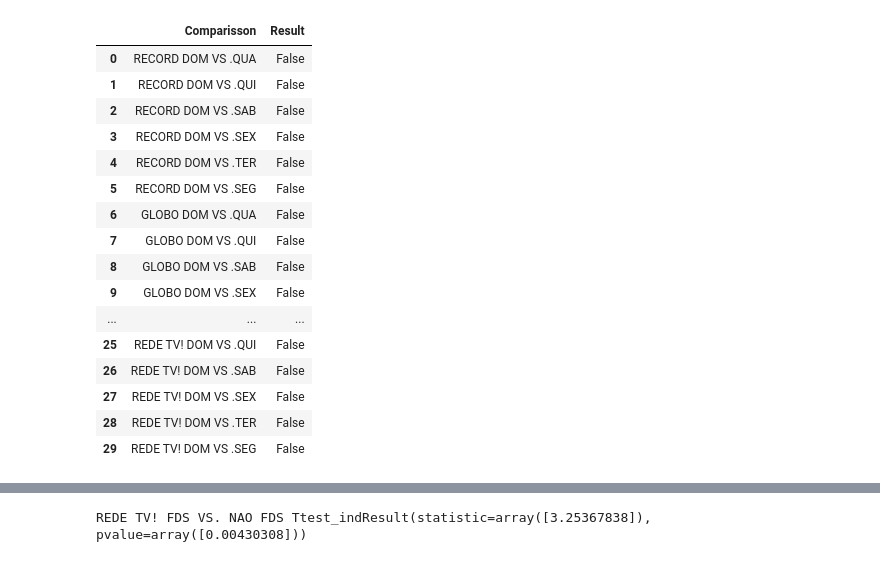
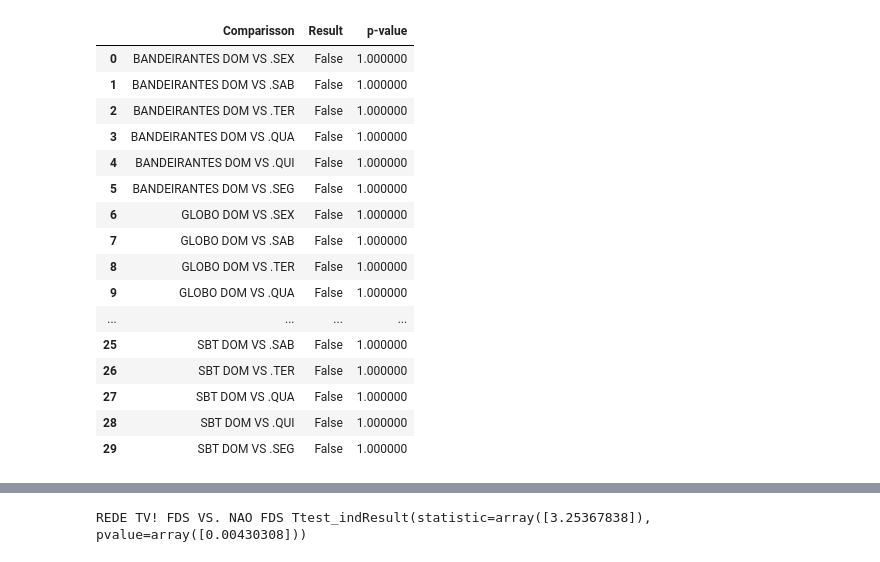
Before and after one commit to gustavozantut/trabalho_inferencia, a Jupyter notebook: Apresentacao_Inferencia_FMU.ipynb, the cells around one changed output, grey strips where cells are left out. Cells and saved outputs as stored; diff of their text form; code cells hidden in the pictures.

```diff
--- a/Apresentacao_Inferencia_FMU.ipynb
+++ b/Apresentacao_Inferencia_FMU.ipynb
@@ -116,50 +120,54 @@ REDE TV! DOM VS. TER Ttest_indResult(statistic=array([2.52750134]), pvalue=array
 REDE TV! DOM VS. SEG Ttest_indResult(statistic=array([2.61646612]), pvalue=array([0.03153715]))
 # %%
+#Aplicando a correcao de bonferroni
 #Algum dia da semana tem a média de preço do horário nobre menor que o domingo?
 p_values = []
 comparissons = []
 for j in set(programas["Emissora"]):
     for i in set(programas["DiaSemana"]):
         if not (i=="DOM"):
-            j+" DOM VS. "+i,
             p_value = stats.ttest_ind(
                 filtro_preco(
                     "DiaSemana",
                     "DOM",
                     programas.loc[(programas["Emissora"]==j)&(programas["Daypart"]=="Prime Time")]),
                 filtro_preco(
                     "DiaSemana",
                     i,
                     programas.loc[(programas["Emissora"]==j)&(programas["Daypart"]=="Prime Time")]),
                 equal_var = False, alternative="greater")[1]
             comparisson = [j+" DOM VS ."+i]
             comparissons.extend(comparisson)
             p_values.extend(p_value)
 #print(p_values)
 #print(comparissons)
+df_resp_mcm = pd.DataFrame([])
 df_resp_mcm ["Comparisson"] = comparissons
 df_resp_mcm["Result"] = sms.multitest.multipletests(p_values, alpha=0.05, method='bonferroni', is_sorted=False, returnsorted=False)[0]
+df_resp_mcm["p-value"] = sms.multitest.multipletests(p_values, alpha=0.05, method='bonferroni', is_sorted=False, returnsorted=False)[1]
 df_resp_mcm = pd.DataFrame(df_resp_mcm)
-df_resp_mcm.loc[df_resp_mcm["Result"]==0]
-#bonferroni
+#df_resp_mcm.loc[df_resp_mcm["Result"]==1]
+df_resp_mcm
+#aplicando a correção de bonferroni para os mesmo testes(onde a significancia é ponderada pela quantidade dos testes),
+#nao temos nenhum caso onde podemos afirmar que a média de preço é mais barata que o domingo para o horário nobre.
 # %% [output]
-|  | Comparisson | Result |
-| 0 | RECORD DOM VS .QUA | False |
-| 1 | RECORD DOM VS .QUI | False |
-| 2 | RECORD DOM VS .SAB | False |
-| 3 | RECORD DOM VS .SEX | False |
-| 4 | RECORD DOM VS .TER | False |
-| 5 | RECORD DOM VS .SEG | False |
-| 6 | GLOBO DOM VS .QUA | False |
-| 7 | GLOBO DOM VS .QUI | False |
-| 8 | GLOBO DOM VS .SAB | False |
-| 9 | GLOBO DOM VS .SEX | False |
-| ... | ... | ... |
-| 25 | REDE TV! DOM VS .QUI | False |
-| 26 | REDE TV! DOM VS .SAB | False |
-| 27 | REDE TV! DOM VS .SEX | False |
-| 28 | REDE TV! DOM VS .TER | False |
-| 29 | REDE TV! DOM VS .SEG | False |
+|  | Comparisson | Result | p-value |
+| 0 | BANDEIRANTES DOM VS .SEX | False | 1.000000 |
+| 1 | BANDEIRANTES DOM VS .SAB | False | 1.000000 |
+| 2 | BANDEIRANTES DOM VS .TER | False | 1.000000 |
+| 3 | BANDEIRANTES DOM VS .QUA | False | 1.000000 |
+| 4 | BANDEIRANTES DOM VS .QUI | False | 1.000000 |
+| 5 | BANDEIRANTES DOM VS .SEG | False | 1.000000 |
+| 6 | GLOBO DOM VS .SEX | False | 1.000000 |
+| 7 | GLOBO DOM VS .SAB | False | 1.000000 |
+| 8 | GLOBO DOM VS .TER | False | 1.000000 |
+| 9 | GLOBO DOM VS .QUA | False | 1.000000 |
+| ... | ... | ... | ... |
+| 25 | SBT DOM VS .SAB | False | 1.000000 |
+| 26 | SBT DOM VS .TER | False | 1.000000 |
+| 27 | SBT DOM VS .QUA | False | 1.000000 |
+| 28 | SBT DOM VS .QUI | False | 1.000000 |
+| 29 | SBT DOM VS .SEG | False | 1.000000 |
 # %%
 px.box(programas.loc[programas["Daypart"]=="Prime Time"], color="DiaSemana", y="PrecoTabela30Segs", facet_col="Emissora"
       )
```
Also changed, not shown: parts of 7 cells of this notebook.
